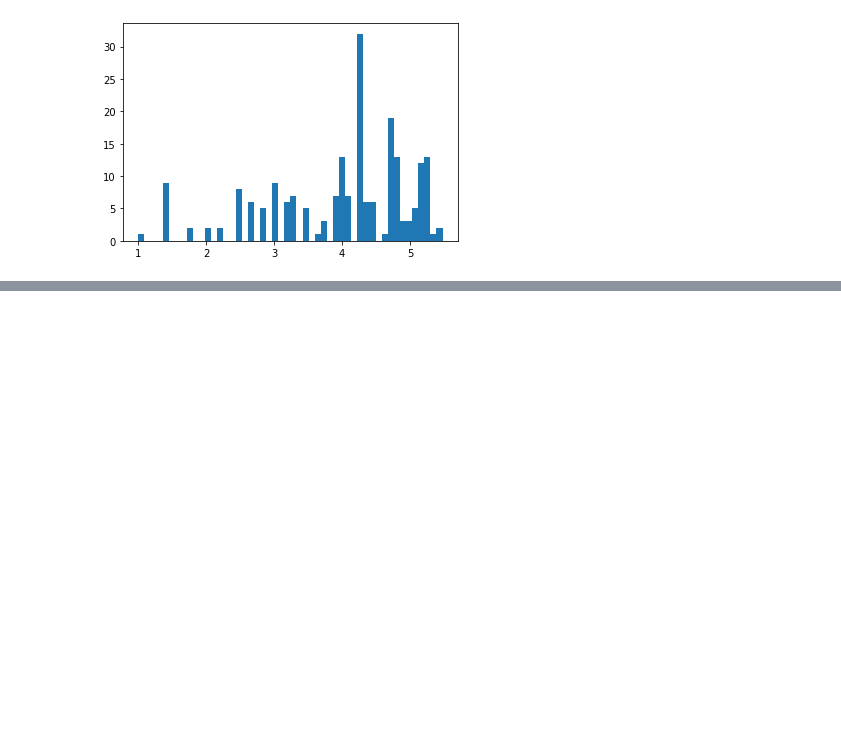
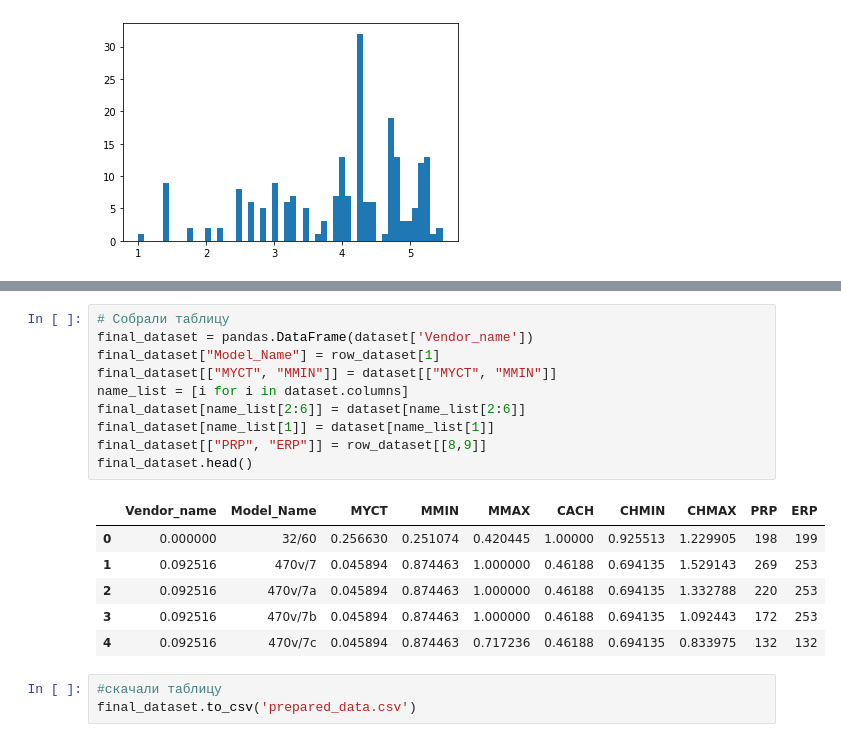
Before and after one commit to quiet-cmd/EmptyJupyterNoteebookForBinder, a Jupyter notebook: lesson_5/data_preparation.ipynb, the cells around one changed output, grey strips where cells are left out. Drawn from its saved outputs; the diff is of its cells as text; blank space fills up the shorter version.

```diff
--- a/lesson_5/data_preparation.ipynb
+++ b/lesson_5/data_preparation.ipynb
@@ -420,0 +432,20 @@ matplotlib.pyplot.show()
+# %%
+# Собрали таблицу
+final_dataset = pandas.DataFrame(dataset['Vendor_name'])
+final_dataset["Model_Name"] = row_dataset[1]
+final_dataset[["MYCT", "MMIN"]] = dataset[["MYCT", "MMIN"]]
+name_list = [i for i in dataset.columns]
+final_dataset[name_list[2:6]] = dataset[name_list[2:6]]
+final_dataset[name_list[1]] = dataset[name_list[1]]
+final_dataset[["PRP", "ERP"]] = row_dataset[[8,9]]
+final_dataset.head()
+# %% [output]
+|  | Vendor_name | Model_Name | MYCT | MMIN | MMAX | CACH | CHMIN | CHMAX | PRP | ERP |
+| 0 | 0.000000 | 32/60 | 0.256630 | 0.251074 | 0.420445 | 1.00000 | 0.925513 | 1.229905 | 198 | 199 |
+| 1 | 0.092516 | 470v/7 | 0.045894 | 0.874463 | 1.000000 | 0.46188 | 0.694135 | 1.529143 | 269 | 253 |
+| 2 | 0.092516 | 470v/7a | 0.045894 | 0.874463 | 1.000000 | 0.46188 | 0.694135 | 1.332788 | 220 | 253 |
+| 3 | 0.092516 | 470v/7b | 0.045894 | 0.874463 | 1.000000 | 0.46188 | 0.694135 | 1.092443 | 172 | 253 |
+| 4 | 0.092516 | 470v/7c | 0.045894 | 0.874463 | 0.717236 | 0.46188 | 0.694135 | 0.833975 | 132 | 132 |
+# %%
+#скачали таблицу
+final_dataset.to_csv('prepared_data.csv')
```
Also changed, not shown: parts of 7 cells of this notebook.
